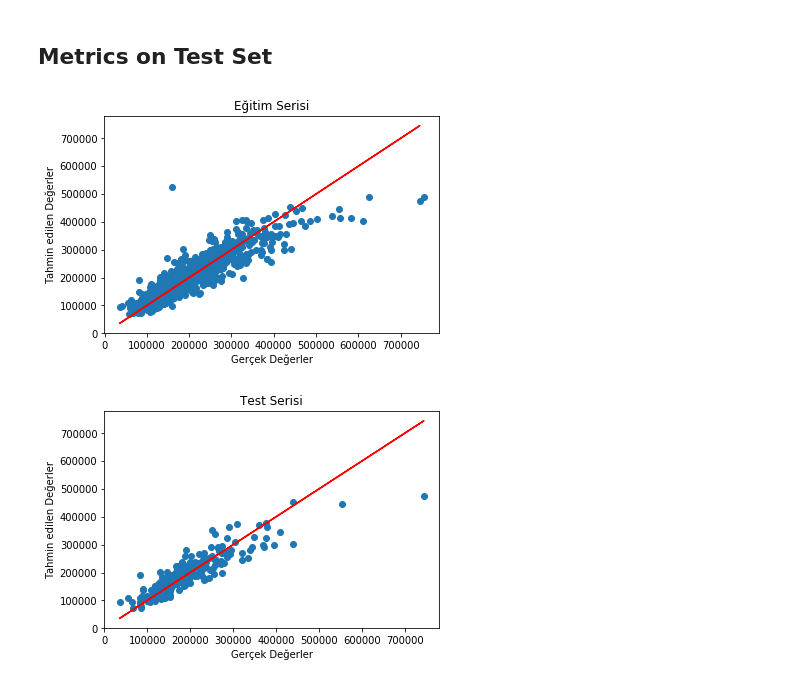
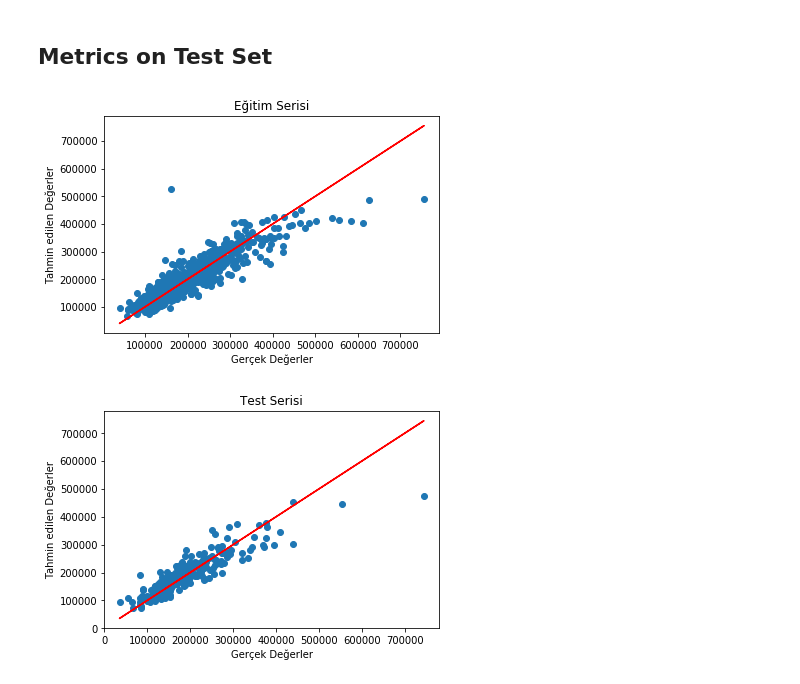
Before and after one commit to ekaynac/datajarlabs, a Jupyter notebook: EnesK(6-6).ipynb, the cells around one changed output. Drawn from its saved outputs; the diff is of its cells as text; code cells hidden in the pictures.

```diff
--- a/EnesK(6-6).ipynb
+++ b/EnesK(6-6).ipynb
@@ -36,9 +36,9 @@ Test kümesindeki gözlem sayısı   : 276
 # %% [markdown]
 ## Model Train
 # %%
-model = sm.OLS(y_train, X_train).fit()
+modell = sm.OLS(y_train, X_train).fit()
 
-model.summary()
+modell.summary()
 # %% [output]
 OLS Regression Results
 | Dep. Variable: | SalePrice | R-squared: | 0.823 |
@@ -79,18 +79,18 @@ strong multicollinearity or other numerical problems.
 # %%
 X_test = sm.add_constant(X_test)
 
-Y_test_pred = model.predict(X_test)
+Y_test_pred = modell.predict(X_test)
 
-Y_pred = model.predict(X)
+Y_pred = modell.predict(X_train)
 # %%
-plt.scatter(Y, Y_pred)
-plt.plot(y_test, y_test, color="red")
+plt.scatter(y_train, Y_pred)
+plt.plot(y_train, y_train, color="red")
 plt.xlabel("Gerçek Değerler")
 plt.ylabel("Tahmin edilen Değerler")
 plt.title("Eğitim Serisi")
 plt.show()
 # %% [output]
-[figure, old version]
+[figure, new version]
 # %%
 plt.scatter(y_test, Y_test_pred)
 plt.plot(y_test, y_test, color="red")
```
Also changed, not shown: parts of 23 cells of this notebook, 1 other file.
